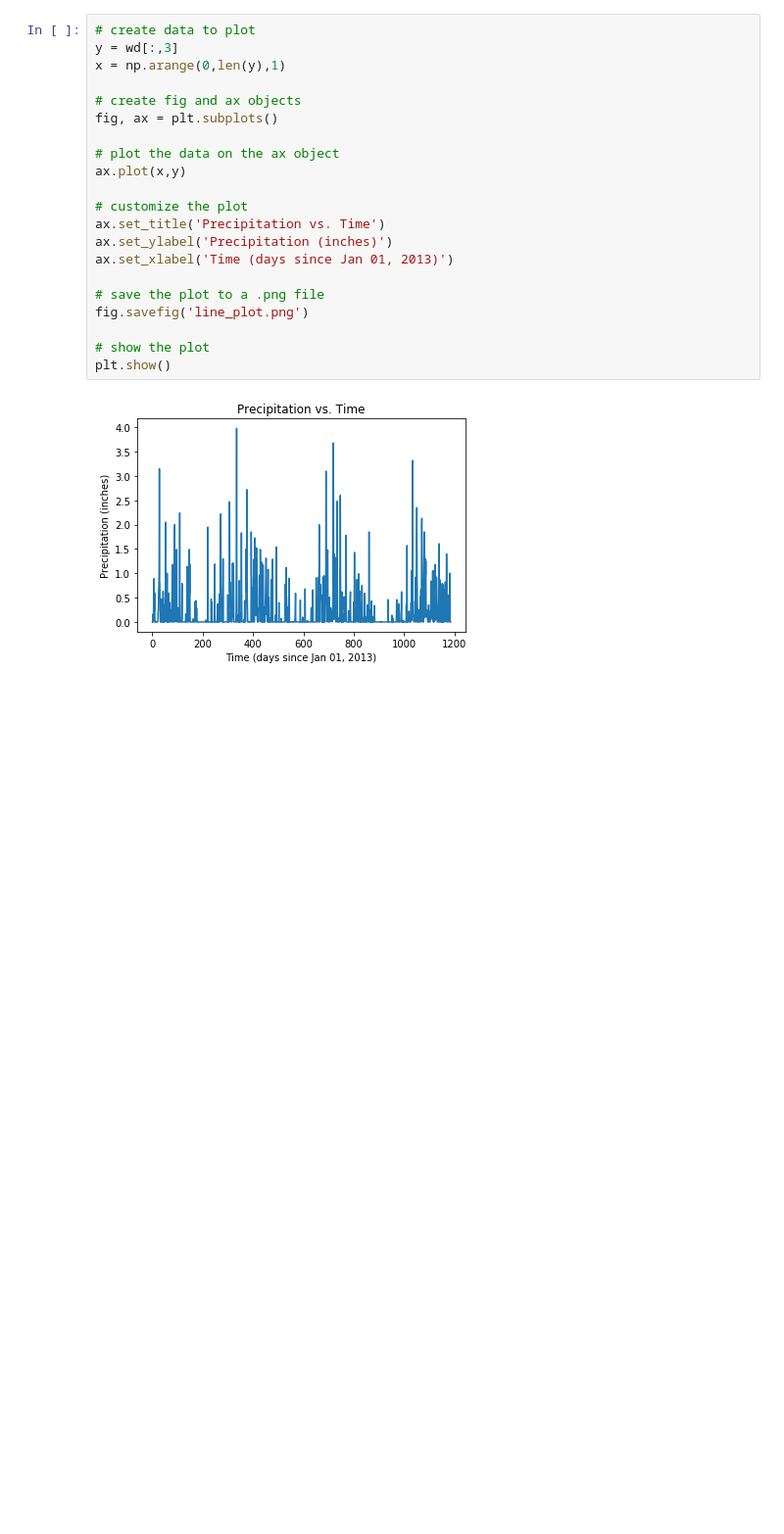
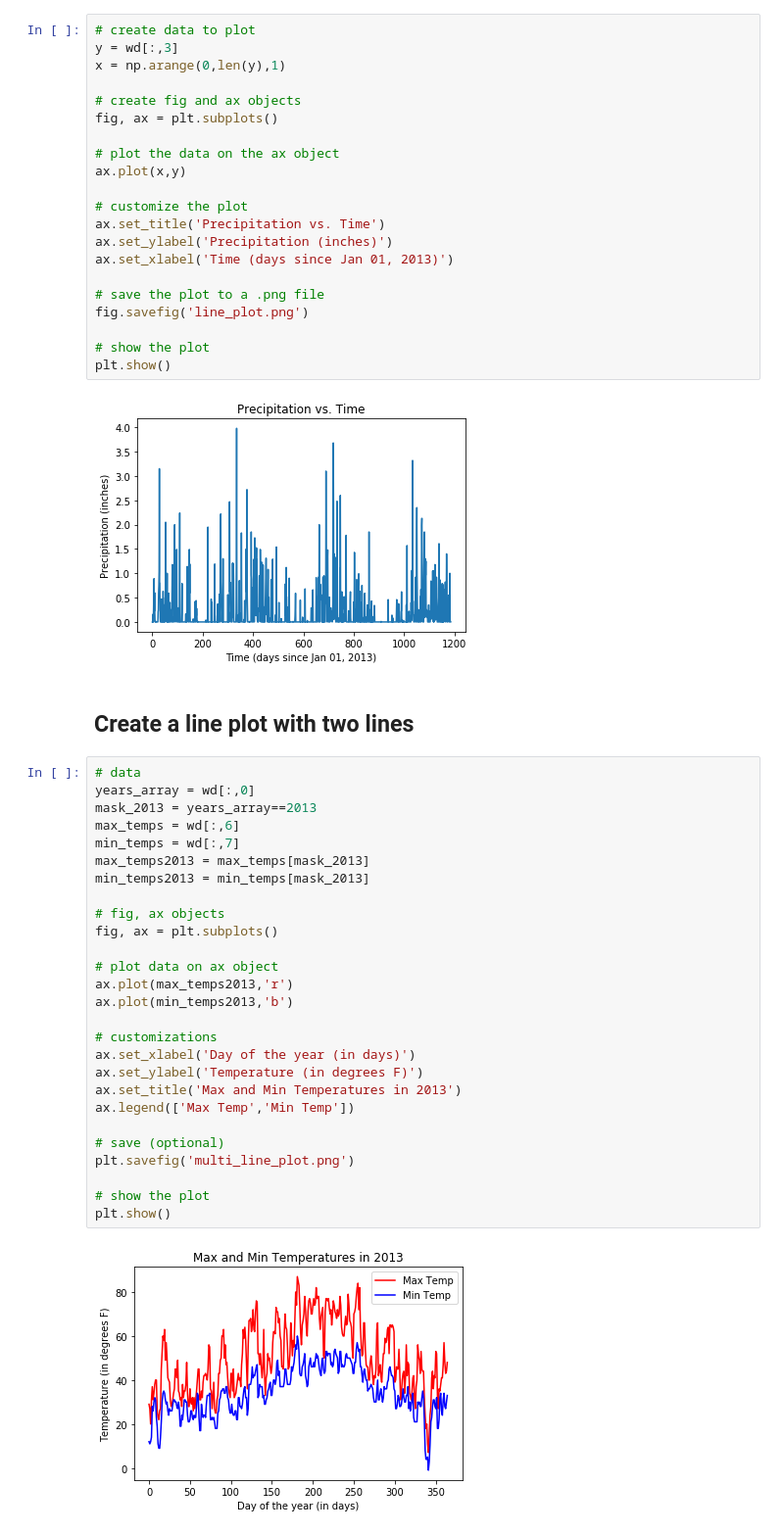
Before and after one commit to ProfessorKazarinoff/ENGR114-2020Q1, a Jupyter notebook: week4/Lab4_Plotting_Weather_Data.ipynb, the cells around one changed output. Shown at 98% size. Saved outputs shown, nothing was run; the diff lists cells and outputs as text; blank space fills up the shorter version.

Commit message:
week 4 notes finish lab 4 plotting

```diff
--- a/week4/Lab4_Plotting_Weather_Data.ipynb
+++ b/week4/Lab4_Plotting_Weather_Data.ipynb
@@ -110,3 +111,34 @@ fig.savefig('line_plot.png')
 plt.show()
 # %% [output]
 [figure]
+# %% [markdown]
+## Create a line plot with two lines
+# %%
+# data
+years_array = wd[:,0]
+mask_2013 = years_array==2013
+max_temps = wd[:,6]
+min_temps = wd[:,7]
+max_temps2013 = max_temps[mask_2013]
+min_temps2013 = min_temps[mask_2013]
+
+# fig, ax objects
+fig, ax = plt.subplots()
+
+# plot data on ax object
+ax.plot(max_temps2013,'r')
+ax.plot(min_temps2013,'b')
+
+# customizations
+ax.set_xlabel('Day of the year (in days)')
+ax.set_ylabel('Temperature (in degrees F)')
+ax.set_title('Max and Min Temperatures in 2013')
+ax.legend(['Max Temp','Min Temp'])
+
+# save (optional)
+plt.savefig('multi_line_plot.png')
+
+# show the plot
+plt.show()
+# %% [output]
+[figure, added]
```
Also changed, not shown: parts of 7 cells of this notebook, 1 other file.
